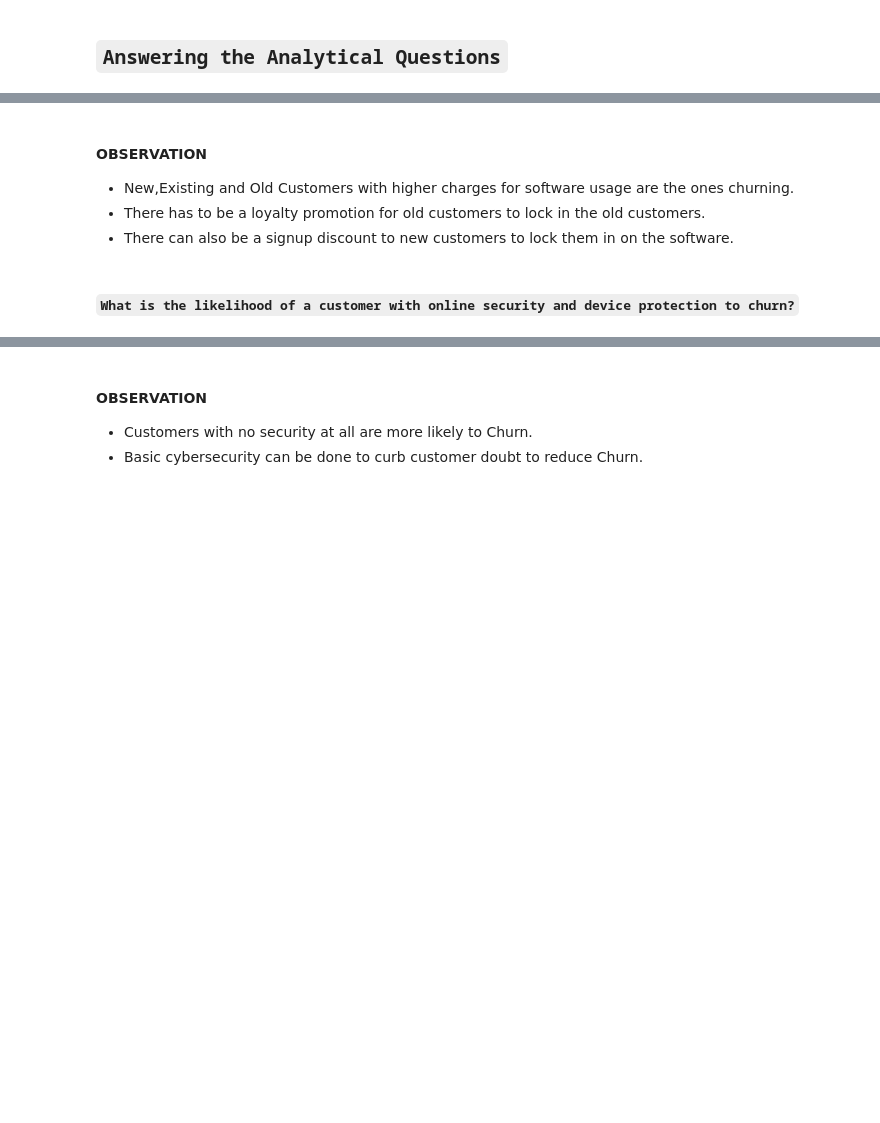
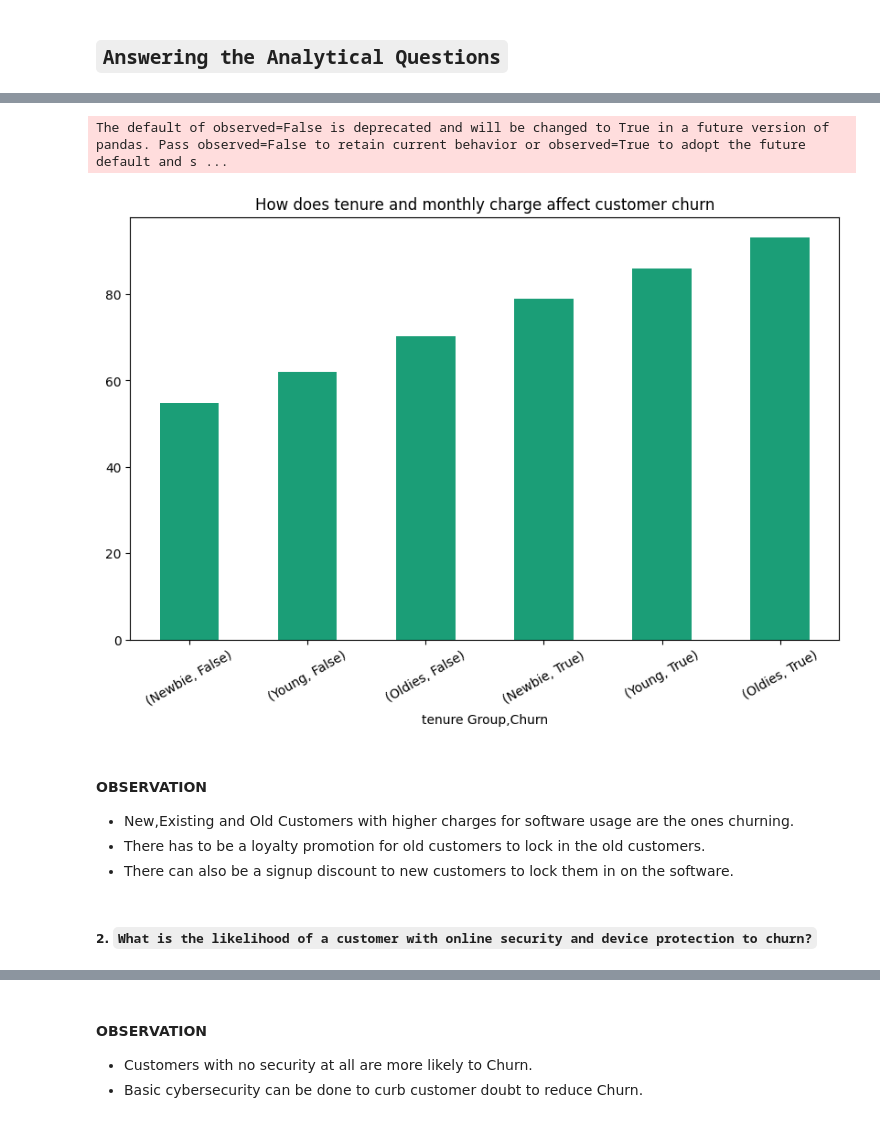
Before and after one commit to NanaYawEl/Telco-Churn-Analysis, a Jupyter notebook: Notebook/Telco_churn.ipynb, the cells around one changed output, grey strips where cells are left out. Saved outputs shown, nothing was run; the diff lists cells and outputs as text; code cells hidden in the pictures; blank space fills up the shorter version.

```diff
--- a/Notebook/Telco_churn.ipynb
+++ b/Notebook/Telco_churn.ipynb
@@ -360,18 +361,21 @@ plt.show()
 # %%
 bins = [ 10, 30, 50,70]
-df=com_df
+df=final_df
 labels = ['Newbie', 'Young', 'Oldies']
 df['tenure Group'] = pd.cut(df['tenure'], bins=bins, labels=labels)
-streamers = com_df.groupby(['tenure Group','Churn'])['MonthlyCharges'].mean().sort_values(ascending=True)
+streamers = final_df.groupby(['tenure Group','Churn'])['MonthlyCharges'].mean().sort_values(ascending=True)
 #sns.displot(streamers, x="tenure Group",hue="Churn", element="step")
 streamers.plot(kind='bar', title = 'How does tenure and monthly charge affect customer churn', figsize = (10,6), cmap='Dark2', rot = 30);
 #streamers.plot(kind='bar')
 plt.show()
+# %% [output]
+The default of observed=False is deprecated and will be changed to True in a future version of pandas. Pass observed=False to retain current behavior or observed=True to adopt the future default and s ...
+[figure, added]
 # %% [markdown]
 #### OBSERVATION
 - New,Existing and Old Customers with higher charges for software usage are the ones churning.
 - There has to be a loyalty promotion for old customers to lock in the old customers.
 - There can also be a signup discount to new customers to lock them in on the software.
 # %% [markdown]
-##### `What is the likelihood of a customer with online security and device protection to churn?`
+##### 2. `What is the likelihood of a customer with online security and device protection to churn?`
 # %%
```
Also changed, not shown: parts of 50 cells of this notebook, 3 other files.
